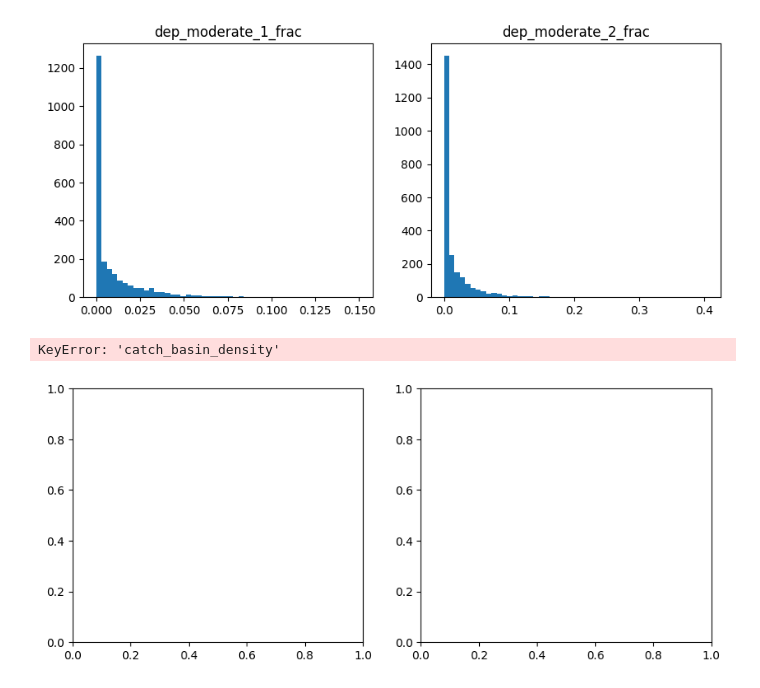
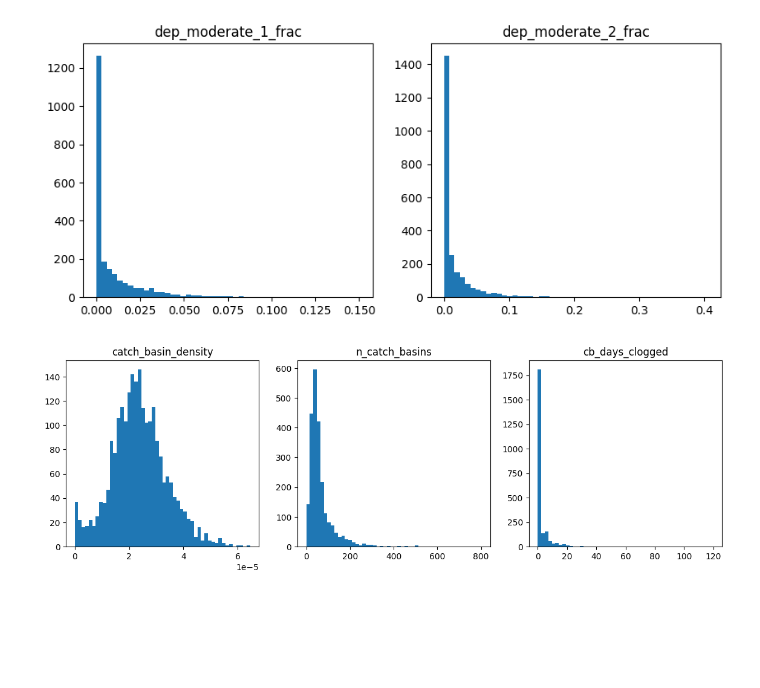
Before and after one commit to pendulating/bayflood, a Jupyter notebook: aggregation/context_df.ipynb, the cells around one changed output. Cells and saved outputs as stored; diff of their text form; code cells hidden in the pictures; blank space fills up the shorter version.

```diff
--- a/aggregation/context_df.ipynb
+++ b/aggregation/context_df.ipynb
@@ -391,14 +390,0 @@ max         7.000000
-# %%
-# CATCH BASINS
-catch_basins = gpd.read_file('flooding/static/catch_basins_nyc.geojson')
-catch_basins = catch_basins.to_crs(PROJ)
-
-logger.info(f"Loaded {len(catch_basins)} catch basins.")
-
-# Count catch basins per tract
-ct_nyc['n_catch_basins'] = gpd.sjoin(gdf_ct_nyc, catch_basins).groupby('GEOID').size().reindex(ct_nyc.index).fillna(0)
-ct_nyc['catch_basin_density'] = ct_nyc['n_catch_basins'] / ct_nyc['area']
-
-logger.info("Merged catch basin data with NYC CT shapefile.")
-logger.info("\n" + ct_nyc[['n_catch_basins', 'catch_basin_density']].describe().to_string())
-logger.info(f"Total catch basins: {ct_nyc['n_catch_basins'].sum()}")
@@ -446,4 +447,18 @@ ct_nyc['cb_days_clogged'] = cb_days_clogged_by_tract.reindex(ct_nyc.index).filln
 logger.info("Computed catch basin days clogged per tract.")
 logger.info(f"\n{ct_nyc['cb_days_clogged'].describe().to_string()}")
 logger.info(f"Total catch basin days clogged across NYC: {ct_nyc['cb_days_clogged'].sum()}")
+
+# Calculate average resolution time per tract
+avg_resolution_by_tract = clogged_with_tract.groupby('GEOID')['days_clogged'].mean()
+city_median_resolution = clogged_cb_311['days_clogged'].median()
+
+# Binary indicator: tract had at least one clogged CB complaint
+ct_nyc['has_clogged_cb_complaint'] = avg_resolution_by_tract.reindex(ct_nyc.index).notna().astype(int)
+
+# Average resolution time with median imputation
+ct_nyc['cb_avg_resolution_time'] = avg_resolution_by_tract.reindex(ct_nyc.index).fillna(city_median_resolution)
+
+logger.info(f"City-wide median resolution time: {city_median_resolution} days")
+logger.info(f"Tracts with clogged CB complaints: {ct_nyc['has_clogged_cb_complaint'].sum()}")
+logger.info(f"Average resolution time per tract:\n{ct_nyc['cb_avg_resolution_time'].describe().to_string()}")
 # %% [output]
@@ -641,11 +656,10 @@ for i, c in enumerate(['dep_moderate_1_frac','dep_moderate_2_frac']):
 [figure]
 # %%
 # repeat for catch basin density and counts
-fig, axs = plt.subplots(1, 2, figsize=(10, 4))
-for i, c in enumerate(['catch_basin_density','n_catch_basins']):
+fig, axs = plt.subplots(1, 3, figsize=(14, 4))
+for i, c in enumerate(['catch_basin_density','n_catch_basins','cb_days_clogged']):
     axs[i].hist(ct_nyc[c], bins=50)
     axs[i].set_title(c)
 # repeat for n_floodnet_sensors
 # %% [output]
-KeyError: 'catch_basin_density'
-[figure, old version]
+[figure, new version]
```
Also changed, not shown: parts of 14 cells of this notebook, 4 other files.
